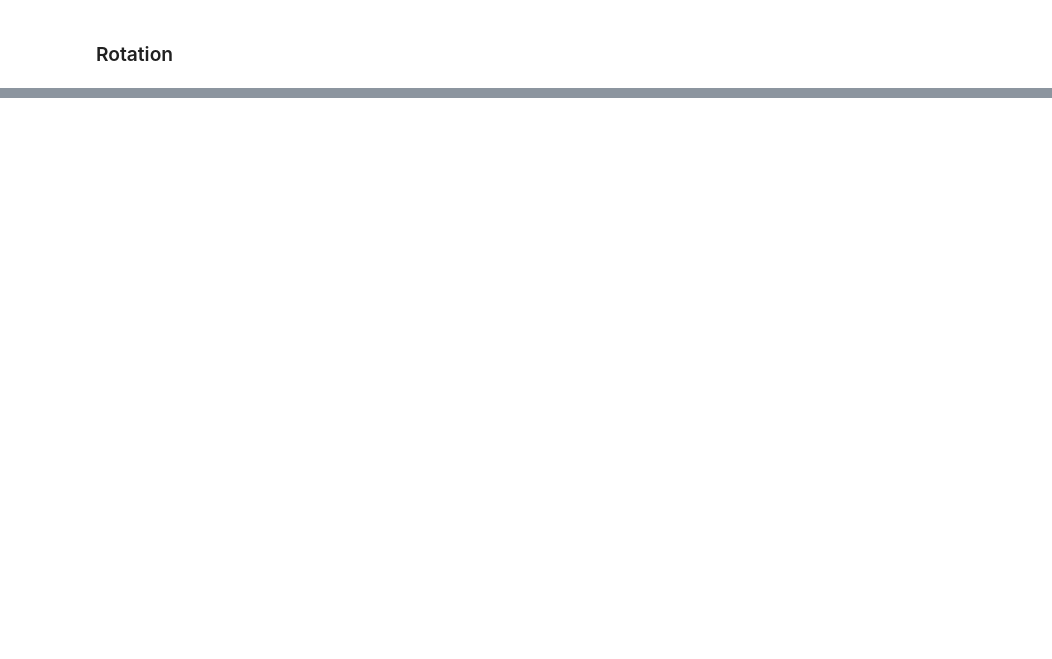
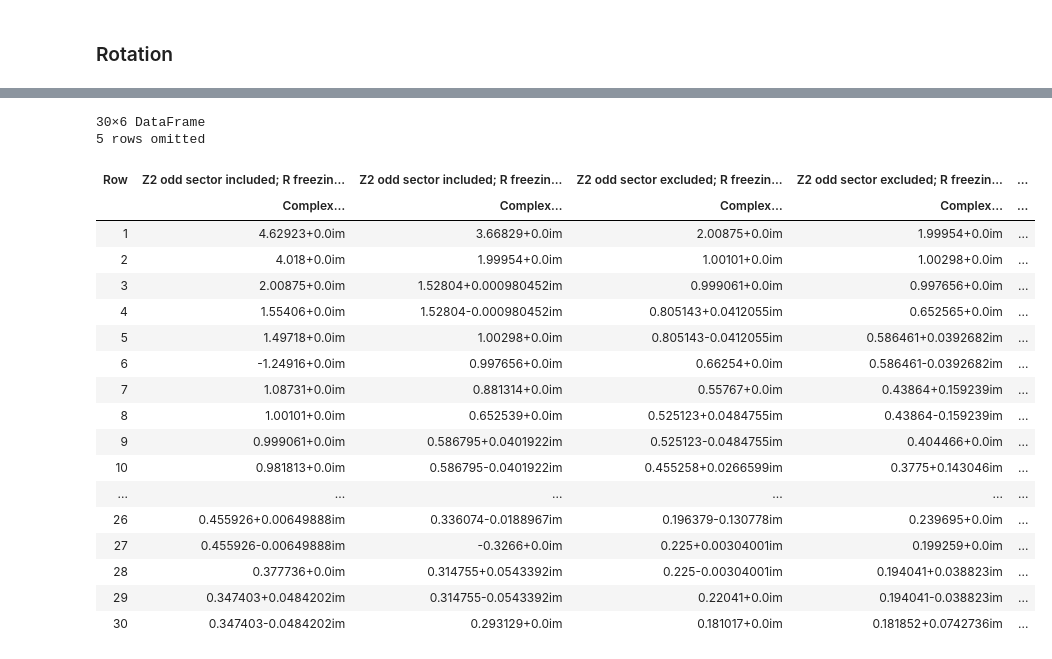
Before and after one commit to ebelnikola/GILT_TNR_R, a Jupyter notebook: Summary.ipynb, the cells around one changed output, grey strips where cells are left out. Cells and saved outputs as stored; diff of their text form; code cells hidden in the pictures; blank space fills up the shorter version.

```diff
--- a/Summary.ipynb
+++ b/Summary.ipynb
@@ -60,0 +66,43 @@ plot_the_trajectory(relT, gilt_pars_r; traj_len=crit_pars_r[3])
+# %%
+id_no_rotation_tt = "eigensystems/" * gilt_pars_identifier(gilt_pars) * "__Z2_odd_sector=true_freeze_R=true_eigensystem.data"
+id_no_rotation_tf = "eigensystems/" * gilt_pars_identifier(gilt_pars) * "__Z2_odd_sector=true_freeze_R=false_eigensystem.data"
+id_no_rotation_ft = "eigensystems/" * gilt_pars_identifier(gilt_pars) * "__Z2_odd_sector=false_freeze_R=true_eigensystem.data"
+id_no_rotation_ff = "eigensystems/" * gilt_pars_identifier(gilt_pars) * "__Z2_odd_sector=false_freeze_R=false_eigensystem.data"
+
+
+spectrum_Z2T_FT = deserialize(id_no_rotation_tt)["eigensystem"][1]
+spectrum_Z2T_FF = deserialize(id_no_rotation_tf)["eigensystem"][1]
+spectrum_Z2F_FT = deserialize(id_no_rotation_ft)["eigensystem"][1]
+spectrum_Z2F_FF = deserialize(id_no_rotation_ff)["eigensystem"][1];
+
+specs = DataFrame()
+specs[:, "Z2 odd sector included; R freezing: true"] = spectrum_Z2T_FT[1:30]
+specs[:, "Z2 odd sector included; R freezing: false"] = spectrum_Z2T_FF[1:30]
+specs[:, "Z2 odd sector excluded; R freezing: true"] = spectrum_Z2F_FT[1:30]
+specs[:, "Z2 odd sector excluded; R freezing: false"] = spectrum_Z2F_FF[1:30]
+specs[:, "Z2 odd sector included; Ising CFT prediction"] = 2 .^ (2 .- exact_spectrum(31)[2:end])
+specs[:, "Z2 odd sector excluded; Ising CFT prediction"] = 2 .^ (2 .- exact_spectrum_even(31)[2:end])
+
+CSV.write("spectrums_chi=30.csv", specs)
+specs
+# %% [output]
+30×6 DataFrame
+5 rows omitted
+| Row | Z2 odd sector included; R freezin... | Z2 odd sector included; R freezin... | Z2 odd sector excluded; R freezin... | Z2 odd sector excluded; R freezin... | ... |
+|  | Complex… | Complex… | Complex… | Complex… | ... |
+| 1 | 4.62923+0.0im | 3.66829+0.0im | 2.00875+0.0im | 1.99954+0.0im | ... |
+| 2 | 4.018+0.0im | 1.99954+0.0im | 1.00101+0.0im | 1.00298+0.0im | ... |
+| 3 | 2.00875+0.0im | 1.52804+0.000980452im | 0.999061+0.0im | 0.997656+0.0im | ... |
+| 4 | 1.55406+0.0im | 1.52804-0.000980452im | 0.805143+0.0412055im | 0.652565+0.0im | ... |
+| 5 | 1.49718+0.0im | 1.00298+0.0im | 0.805143-0.0412055im | 0.586461+0.0392682im | ... |
+| 6 | -1.24916+0.0im | 0.997656+0.0im | 0.66254+0.0im | 0.586461-0.0392682im | ... |
+| 7 | 1.08731+0.0im | 0.881314+0.0im | 0.55767+0.0im | 0.43864+0.159239im | ... |
+| 8 | 1.00101+0.0im | 0.652539+0.0im | 0.525123+0.0484755im | 0.43864-0.159239im | ... |
+| 9 | 0.999061+0.0im | 0.586795+0.0401922im | 0.525123-0.0484755im | 0.404466+0.0im | ... |
+| 10 | 0.981813+0.0im | 0.586795-0.0401922im | 0.455258+0.0266599im | 0.3775+0.143046im | ... |
+| ... | ... | ... | ... | ... | ... |
+| 26 | 0.455926+0.00649888im | 0.336074-0.0188967im | 0.196379-0.130778im | 0.239695+0.0im | ... |
+| 27 | 0.455926-0.00649888im | -0.3266+0.0im | 0.225+0.00304001im | 0.199259+0.0im | ... |
+| 28 | 0.377736+0.0im | 0.314755+0.0543392im | 0.225-0.00304001im | 0.194041+0.038823im | ... |
+| 29 | 0.347403+0.0484202im | 0.314755-0.0543392im | 0.22041+0.0im | 0.194041-0.038823im | ... |
+| 30 | 0.347403-0.0484202im | 0.293129+0.0im | 0.181017+0.0im | 0.181852+0.0742736im | ... |
```
Also changed, not shown: parts of 7 cells of this notebook, 2 other files.
